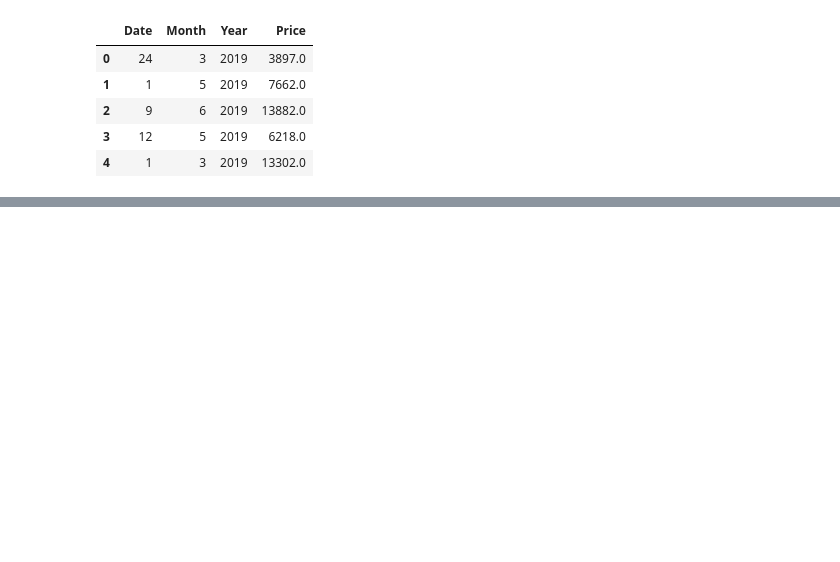
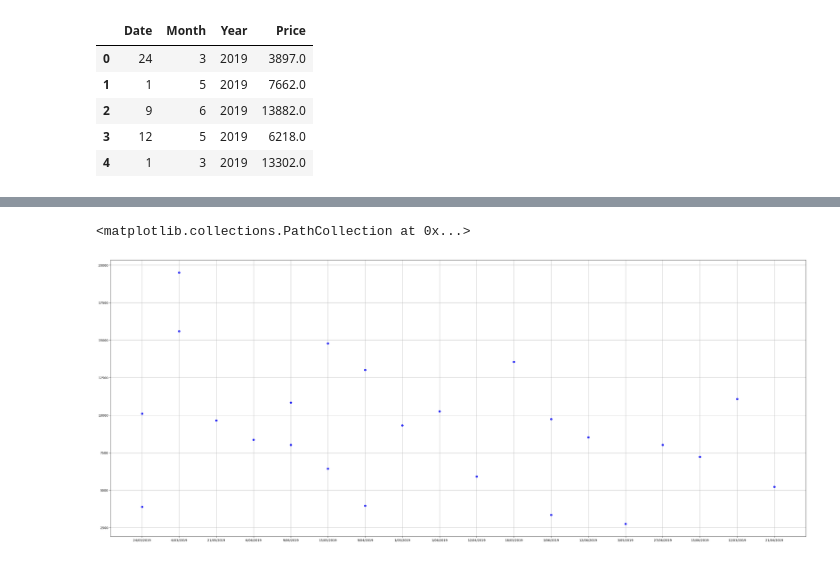
Before and after one commit to isatyamks/Flight-Ticket-Price-Predictor-Model, a Jupyter notebook: model.ipynb, the cells around one changed output, grey strips where cells are left out. Cells and saved outputs as stored; diff of their text form; code cells hidden in the pictures; blank space fills up the shorter version.

```diff
--- a/model.ipynb
+++ b/model.ipynb
@@ -170,0 +203,10 @@ time_price_df.head()
+# %%
+l_e = new_model_datasets.head(5000).iloc[::20]
+# %%
+plt.figure(figsize=(40, 16))
+plt.grid(True)
+# plt.scatter(new_small_datasets['Date_of_Journey'], new_small_datasets['Price'], color='blue')
+plt.scatter(l_e['Date_of_Journey'], l_e['Price'], color='blue')
+# %% [output]
+<matplotlib.collections.PathCollection at 0x...>
+[figure, added]
```
Also changed, not shown: parts of 5 cells of this notebook.
